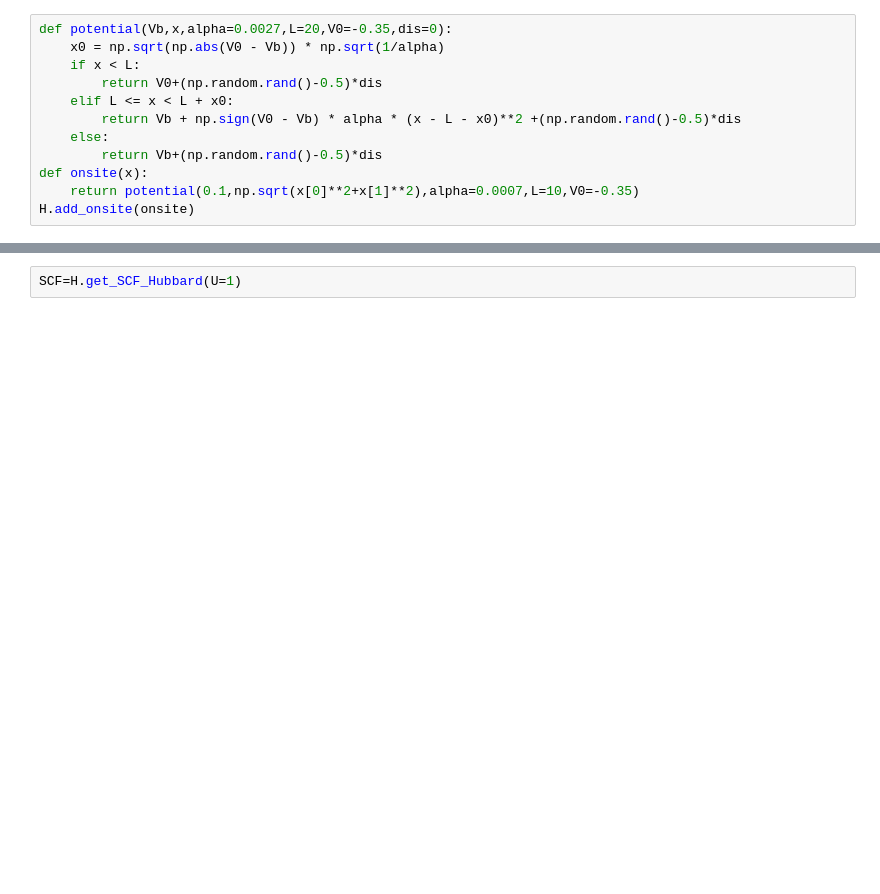
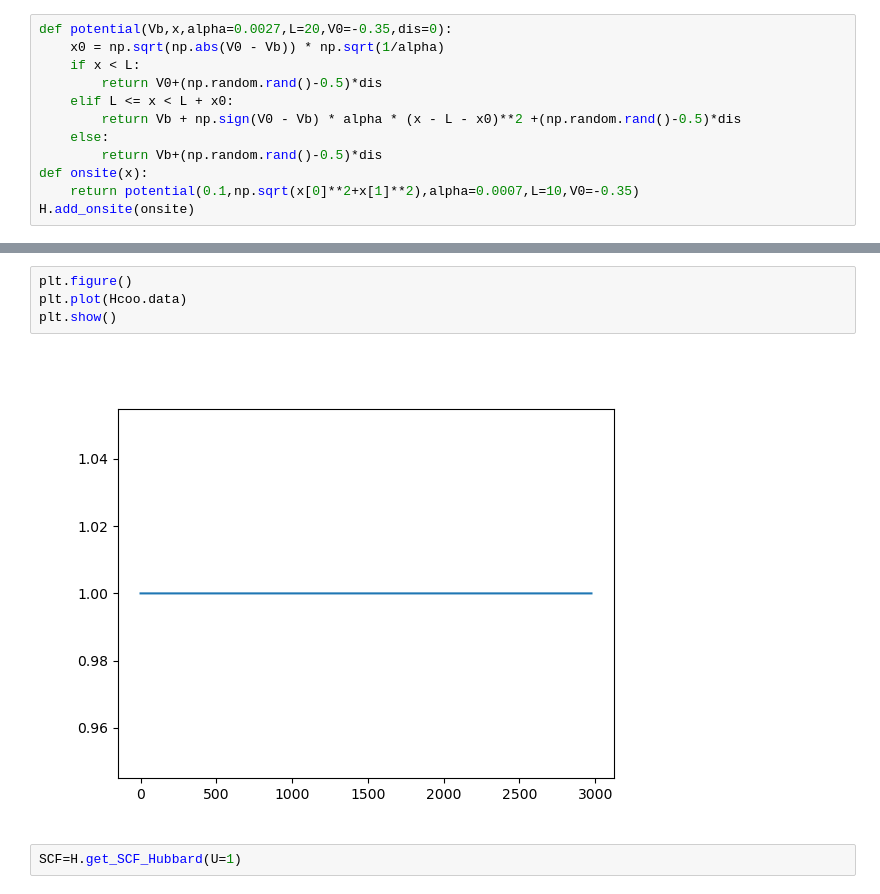
Before and after one commit to yzhaoo/qtcipy, a Jupyter notebook: src/qtcipy/try.ipynb, the cells around one changed output, grey strips where cells are left out. Drawn from its saved outputs; the diff is of its cells as text; blank space fills up the shorter version.

```diff
--- a/src/qtcipy/try.ipynb
+++ b/src/qtcipy/try.ipynb
@@ -200,3 +267,9 @@ array([-4.86694753e-01+0.j, -5.40468037e-01+0.j, -5.98296762e-01+0.j,
+# %%
+plt.figure()
+plt.plot(Hcoo.data)
+plt.show()
+# %% [output]
+[figure, added]
 # %%
 SCF=H.get_SCF_Hubbard(U=1)
 # %%
```
Also changed, not shown: parts of 20 cells of this notebook, 2 other files.
